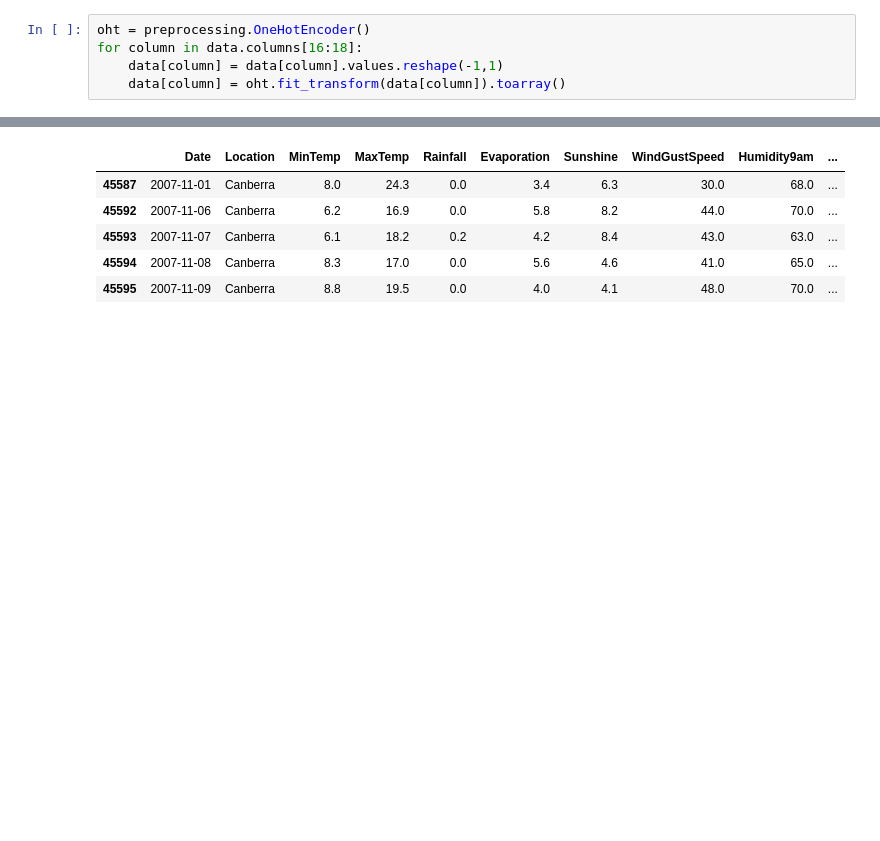
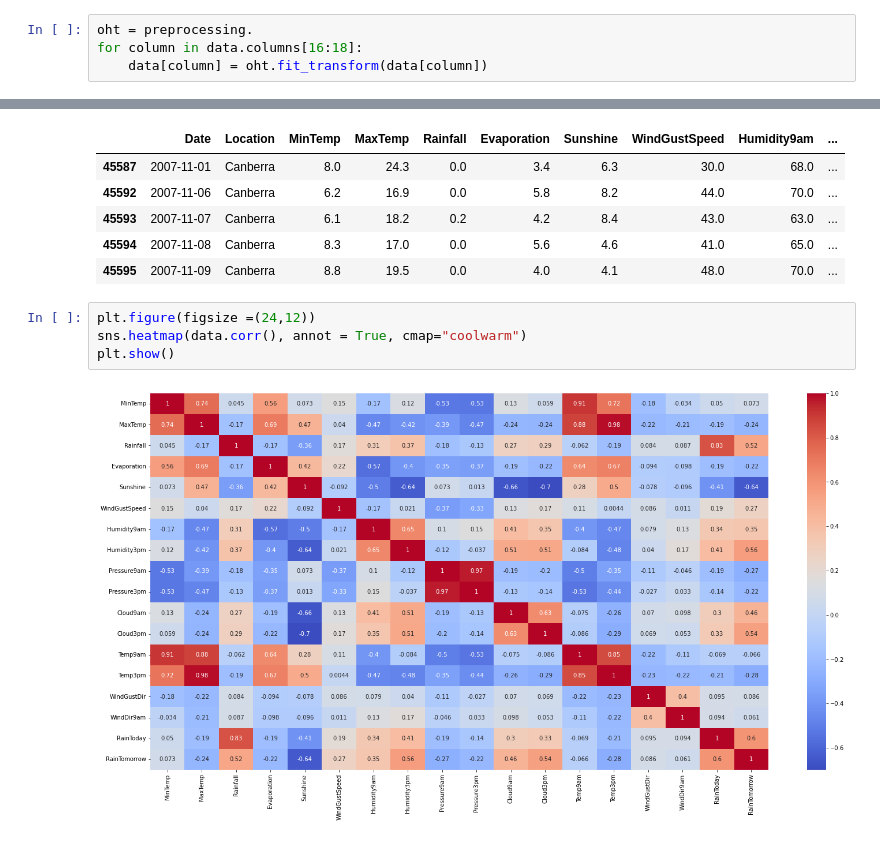
Before and after one commit to yagiz35/Xgboost-Karar-Agaclari-Kullanarak-Rain-In-Austuralia-data-setine-makine-ogrenmesi-uygulamas-, a Jupyter notebook: Untitled.ipynb, the cells around one changed output, grey strips where cells are left out. Drawn from its saved outputs; the diff is of its cells as text; blank space fills up the shorter version.

```diff
--- a/Untitled.ipynb
+++ b/Untitled.ipynb
@@ -170,8 +194,7 @@ data.head()
 # %%
-oht = preprocessing.OneHotEncoder()
+oht = preprocessing.
 for column in data.columns[16:18]:
-    data[column] = data[column].values.reshape(-1,1)
-    data[column] = oht.fit_transform(data[column]).toarray()
+    data[column] = oht.fit_transform(data[column])
 # %% [output]
 ValueError: Expected 2D array, got 1D array instead:
 array=[7 9 9 ... 7 0 6].
@@ -185,3 +208,9 @@ data.head()
 | 45593 | 2007-11-07 | Canberra | 6.1 | 18.2 | 0.2 | 4.2 | 8.4 | 43.0 | 63.0 | ... |
 | 45594 | 2007-11-08 | Canberra | 8.3 | 17.0 | 0.0 | 5.6 | 4.6 | 41.0 | 65.0 | ... |
 | 45595 | 2007-11-09 | Canberra | 8.8 | 19.5 | 0.0 | 4.0 | 4.1 | 48.0 | 70.0 | ... |
+# %%
+plt.figure(figsize =(24,12))
+sns.heatmap(data.corr(), annot = True, cmap="coolwarm")
+plt.show()
+# %% [output]
+[figure, added]
```
Also changed, not shown: parts of 2 cells of this notebook, 1 other file.
